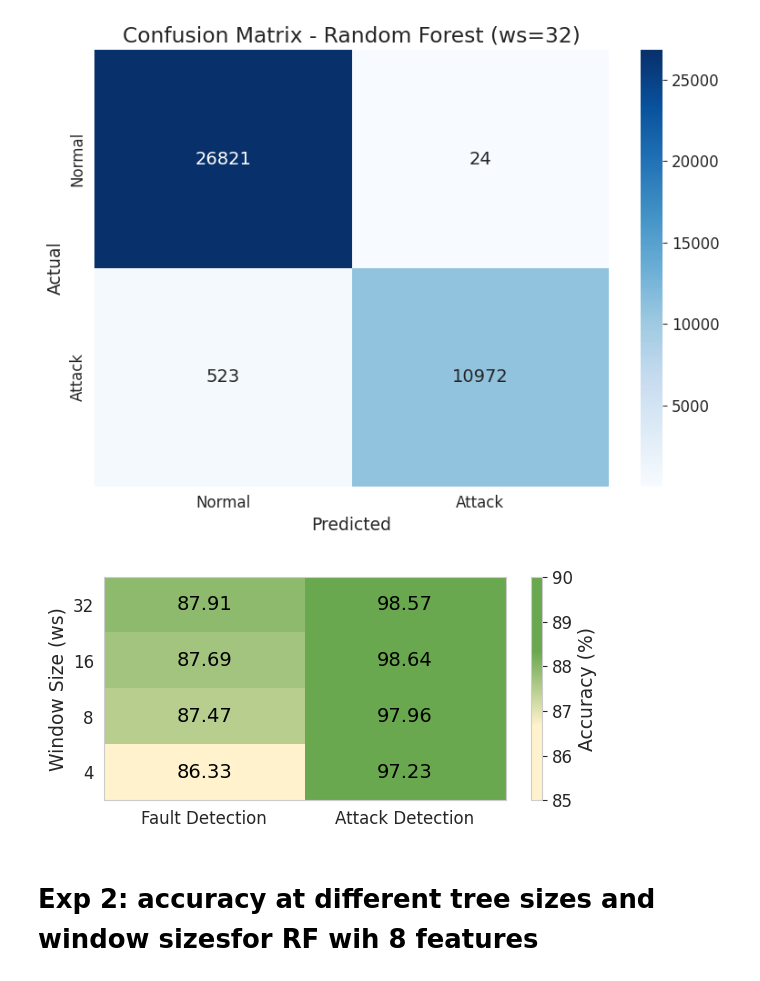
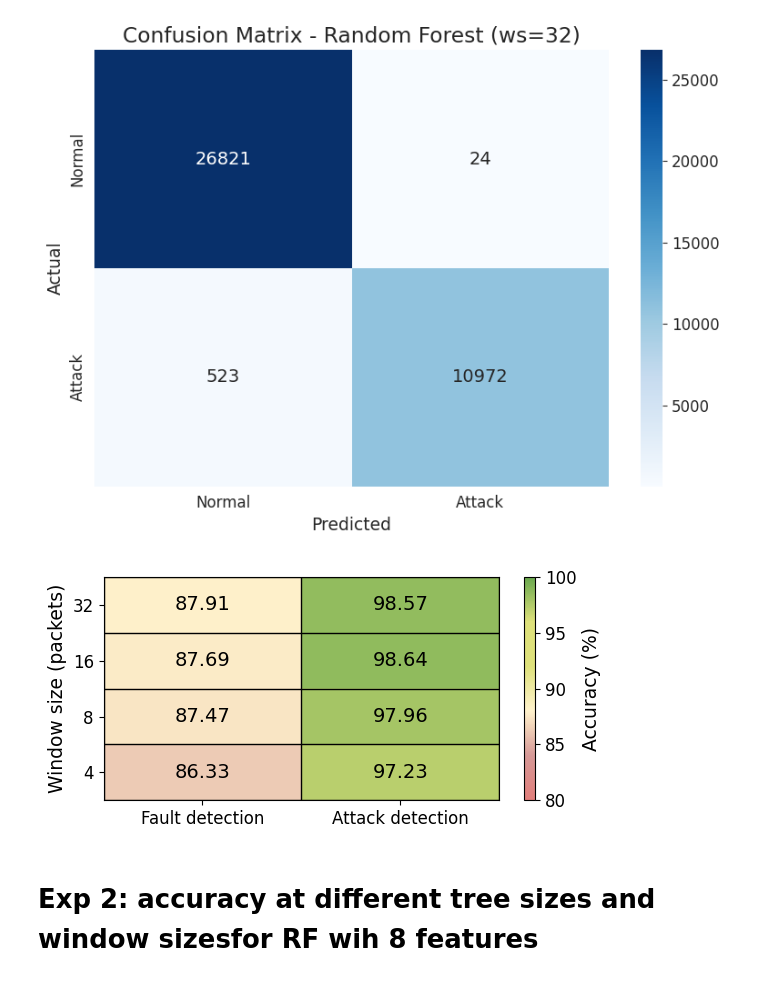
Before and after one commit to samiachoueiri/DPDK-ICS-RF, a Jupyter notebook: results/attack/cyberattack_figures.ipynb, the cells around one changed output. Saved outputs shown, nothing was run; the diff lists cells and outputs as text; code cells hidden in the pictures.

```diff
--- a/results/attack/cyberattack_figures.ipynb
+++ b/results/attack/cyberattack_figures.ipynb
@@ -191,9 +191,8 @@ import numpy as np
 from matplotlib.colors import LinearSegmentedColormap
 
 # Data
-ws = [4, 8, 16, 32]
-ws = ws[::-1]
-features = ['Fault Detection', 'Attack Detection']
+ws = [4, 8, 16, 32][::-1]
+features = ['Fault detection', 'Attack detection']
 
 accuracy = np.array([
     [87.9105, 98.5733],
@@ -202,80 +201,65 @@ accuracy = np.array([
     [86.3281, 97.2318]
 ])
 
+# hex_colors = ["#fff2cc", "#fff2cc", "#6aa84f", "#6aa84f"]
+# cmap = LinearSegmentedColormap.from_list("custom_green", hex_colors)
 # ---- Custom hex colormap ----
-# hex_colors = [
-#     "#f7fbff",  # very light
-#     "#2171b5",
-#     "#2171b5",
-#     "#2171b5"   # dark
-# ]
-
-hex_colors = ["#fff2cc", "#fff2cc", "#6aa84f", "#6aa84f"]
-
-cmap = LinearSegmentedColormap.from_list(
-    "custom_blue", hex_colors
-)
+hex_colors = ["#E17E7B", "#D69997", "#fff2cc", "#dee17b","#dee17b", "#6aa84f"]
+cmap = LinearSegmentedColormap.from_list("custom_blue", hex_colors)
+# cmap = LinearSegmentedColormap.from_list(
+#     "ylgn_custom",
+#     ["#fff7cc", "#c2e699", "#78c679", "#238443"]
+# )
 
 plt.rcParams.update({
-    "font.size": 14,          # base font size
+    "font.size": 14,
     "axes.labelsize": 13.5,
     "xtick.labelsize": 12,
     "ytick.labelsize": 12,
-    # "colorbar.labelsize": 10
 })
 
-# Figure
-plt.figure(figsize=(6, 3))
+fig, ax = plt.subplots(figsize=(6, 3))
 
-# Heatmap (no grid by default in imshow)
-im = plt.imshow(
+im = ax.imshow(
     accuracy,
     aspect='auto',
     cmap=cmap,
-    vmin=85,
-    vmax=90,
+    vmin=80,
+    vmax=100,
     interpolation='nearest'
 )
 
-ax = plt.gca()
-ax.grid(False)
-ax.minorticks_off()
+# Cell borders
+ax.set_xticks(np.arange(-0.5, len(features), 1), minor=True)
+ax.set_yticks(np.arange(-0.5, len(ws), 1), minor=True)
+ax.grid(which="minor", color="black", linestyle='-', linewidth=1)
+ax.tick_params(which="minor", bottom=False, left=False)
 
+# Labels and ticks
+ax.set_ylabel('Window size (packets)')
+ax.set_xticks(np.arange(len(features)))
+ax.set_xticklabels(features)
+ax.set_yticks(np.arange(len(ws)))
+ax.set_yticklabels(ws)
 
-# Axis labels
-# plt.xlabel('Feature Set')
-plt.ylabel('Window Size (ws)')
-
-# Ticks
-plt.xticks(np.arange(len(features)), features)
-plt.yticks(np.arange(len(ws)), ws)
-
-# Colorbar with controlled ticks
-cbar = plt.colorbar(im, ticks=[85, 86, 87, 88, 89, 90])
+# Colorbar
+cbar = fig.colorbar(im, ax=ax, ticks=[80,85,90,95,100])
 cbar.set_label('Accuracy (%)', fontsize=13.5)
 
 # Annotate cells
 for i in range(len(ws)):
     for j in range(len(features)):
-        plt.text(
-            j, i,
-            f"{accuracy[i, j]:.2f}",
-            ha="center", va="center",
-            color="black"
-        )
+        ax.text(j, i, f"{accuracy[i, j]:.2f}",
+                ha="center", va="center", color="black")
 
-# Remove spines for cleaner look
-ax = plt.gca()
 for spine in ax.spines.values():
     spine.set_visible(True)
 
-# Layout & save
 plt.tight_layout()
 plt.savefig('exp1_ws_acc/ws_accuracy.pdf', dpi=300)
-
 plt.show()
 # %% [output]
-[figure, old version]
+[figure, new version]
 # %% [markdown]
 # Exp 2: accuracy at different tree sizes and window sizesfor RF wih 8 features
 # %%
```
Also changed, not shown: parts of 2 cells of this notebook, 7 other files.
